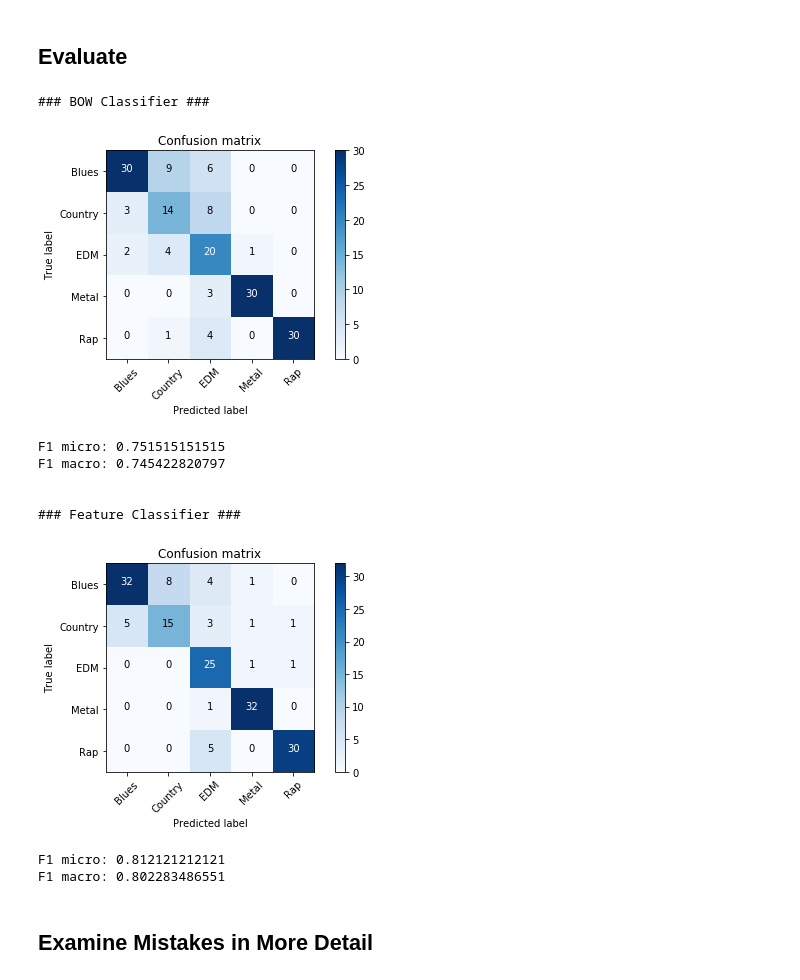
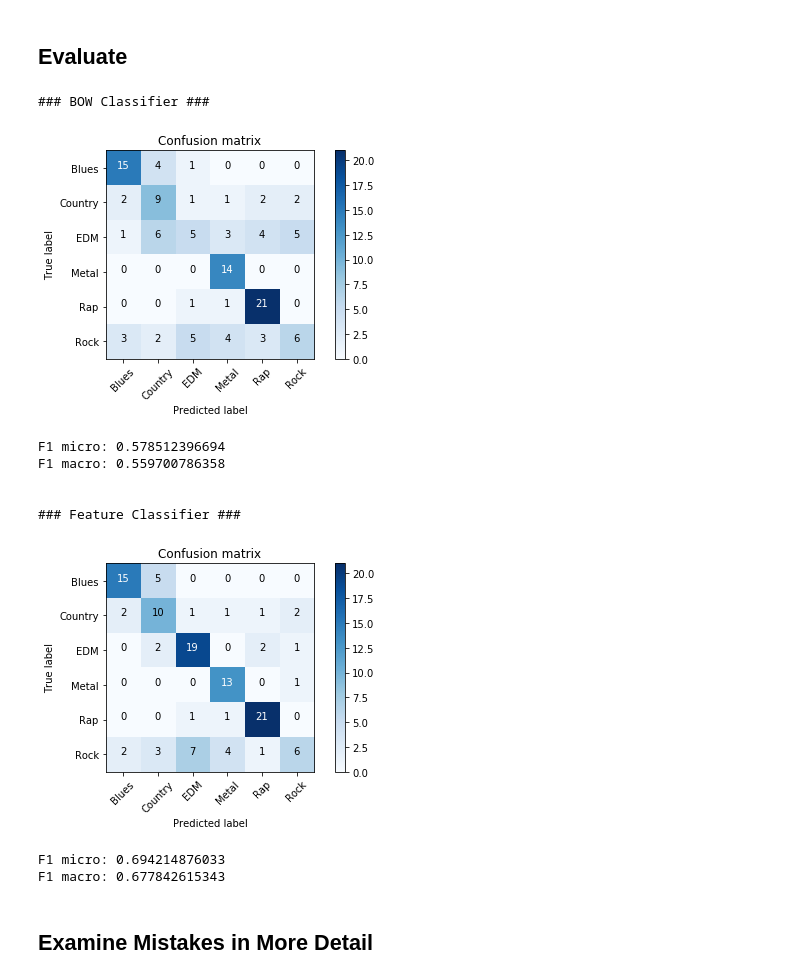
Before and after one commit to AArdu/MusicCogGroup1, a Jupyter notebook: genre_classification.ipynb, the cells around one changed output. Saved outputs shown, nothing was run; the diff lists cells and outputs as text; code cells hidden in the pictures.

Commit message:
Updated genre_classification

```diff
--- a/genre_classification.ipynb
+++ b/genre_classification.ipynb
@@ -13,7 +13,7 @@ from sklearn.preprocessing import normalize
 def parse_lyrics():
     parsed = {"unique_line_ratios": [], "unique_word_ratios_song": [], "artists": [],
              "titles": [], "genres": [], "raw_lyrics": [], "total_word_counts": [],
-              "average_character_count_word":[]}
+              "average_character_count_word":[], "average-words-per-line":[]}
 
     #iterate through files
     for filename in glob.iglob('data/*.txt'):
@@ -48,6 +48,8 @@ def parse_lyrics():
 
             parsed["total_word_counts"].append(count_words(lyric_string))
             parsed["average_character_count_word"].append(count_characters(lyric_string)/count_words(lyric_string))
+            parsed["average-words-per-line"].append(count_words(lyric_string)/len(lyrics))
+
 
     return parsed;
 
@@ -72,31 +74,33 @@ def count_characters(lyrics_string):
 ##Parse The Data
 parsed = parse_lyrics()
 ##Prepare "Dumb" Features
-vectorizer = TfidfVectorizer()
+vectorizer = TfidfVectorizer(stop_words="english")
 data_bow = vectorizer.fit_transform(parsed["raw_lyrics"]).toarray()
 
 ##Make More intelligent Features
 data_feature = vectorizer.fit_transform(parsed["raw_lyrics"]).toarray()
 
 data_feature = np.append(data_feature, np.asarray(parsed["unique_line_ratios"]).reshape(-1, 1), 1)
-##data_feature = np.append(data_feature, normalize(np.asarray(parsed["unique_word_ratios_song"]).reshape(-1, 1)), 1)
+data_feature = np.append(data_feature, normalize(np.asarray(parsed["unique_word_ratios_song"]).reshape(-1, 1)), 1)
 
 data_feature = np.append(data_feature, normalize(np.asarray(parsed["total_word_counts"]).reshape(-1, 1)), 1)
-##data_feature = np.append(data_feature, normalize(np.asarray(parsed["average_character_count_word"]).reshape(-1, 1)), 1)
+data_feature = np.append(data_feature, normalize(np.asarray(parsed["average_character_count_word"]).reshape(-1, 1)), 1)
+data_feature = np.append(data_feature, normalize(np.asarray(parsed["average-words-per-line"]).reshape(-1, 1)), 1)
 
-titles_train, titels_test, raw_lyrics_train, raw_lyrics_test, X_train_feature, X_test_feature, X_train_bow, X_test_bow, y_train, y_test = train_test_split(parsed['titles'], parsed['raw_lyrics'], data_feature, data_bow, parsed['genres'], test_size=0.33, random_state=42)
+titles_train, titels_test, raw_lyrics_train, raw_lyrics_test, X_train_feature, X_test_feature, X_train_bow, X_test_bow, y_train, y_test = train_test_split(parsed['titles'], parsed['raw_lyrics'], data_feature, data_bow, parsed['genres'], test_size=0.20, random_state=46)
 # %% [markdown]
 Classify
 ---
 # %%
 from sklearn.multiclass import OneVsRestClassifier
-from sklearn.svm import LinearSVC
+from sklearn.svm import SVC
 from sklearn.metrics import f1_score
 
-cls = OneVsRestClassifier(LinearSVC(random_state=0))
+cls = OneVsRestClassifier(SVC(kernel="linear", random_state=0))
 
 cls.fit(X_train_feature, y_train)
 pred_feature = cls.predict(X_test_feature)
+#pred_props = cls.predict_proba(X_test_feature)
 
 cls.fit(X_train_bow, y_train)
 pred_bow = cls.predict(X_test_bow)
@@ -114,44 +118,44 @@ def plot_confusion_matrix(cm, classes,
                           cmap=plt.cm.Blues):
 
     plt.figure()
     plt.imshow(cm, interpolation='nearest', cmap=cmap)
     plt.title(title)
     plt.colorbar()
     tick_marks = np.arange(len(classes))
     plt.xticks(tick_marks, classes, rotation=45)
     plt.yticks(tick_marks, classes)
 
     thresh = cm.max() / 2.
     for i, j in itertools.product(range(cm.shape[0]), range(cm.shape[1])):
         plt.text(j, i, cm[i, j],
                  horizontalalignment="center",
                  color="white" if cm[i, j] > thresh else "black")
     plt.tight_layout()
     plt.ylabel('True label')
     plt.xlabel('Predicted label')
     plt.show()
 
 
 print("### BOW Classifier ###\n")
-plot_confusion_matrix(confusion_matrix(y_test, pred_bow), ["Blues","Country", "EDM", "Metal", "Rap"])
+plot_confusion_matrix(confusion_matrix(y_test, pred_bow), ["Blues","Country", "EDM", "Metal", "Rap", "Rock"])
 print ("F1 micro: " + str(f1_score(pred_bow, y_test, average='micro')))
 print("F1 macro: " + str(f1_score(pred_bow, y_test, average='macro')))
 
 print("\n\n### Feature Classifier ###\n")
-plot_confusion_matrix(confusion_matrix(y_test, pred_feature), ["Blues","Country", "EDM", "Metal", "Rap"])
+plot_confusion_matrix(confusion_matrix(y_test, pred_feature), ["Blues","Country", "EDM", "Metal", "Rap", "Rock"])
 print ("F1 micro: " + str(f1_score(pred_feature, y_test, average='micro')))
 print("F1 macro: " + str(f1_score(pred_feature, y_test, average='macro')))
 # %% [output]
 ### BOW Classifier ###
-[figure, old version]
+[figure, new version]
-F1 micro: 0.751515151515
-F1 macro: 0.745422820797
+F1 micro: 0.578512396694
+F1 macro: 0.559700786358
 
 
 ### Feature Classifier ###
-[figure, old version]
+[figure, new version]
-F1 micro: 0.812121212121
-F1 macro: 0.802283486551
+F1 micro: 0.694214876033
+F1 macro: 0.677842615343
 # %% [markdown]
 Examine Mistakes in More Detail
 ---
```
Also changed, not shown: parts of 2 cells of this notebook.
